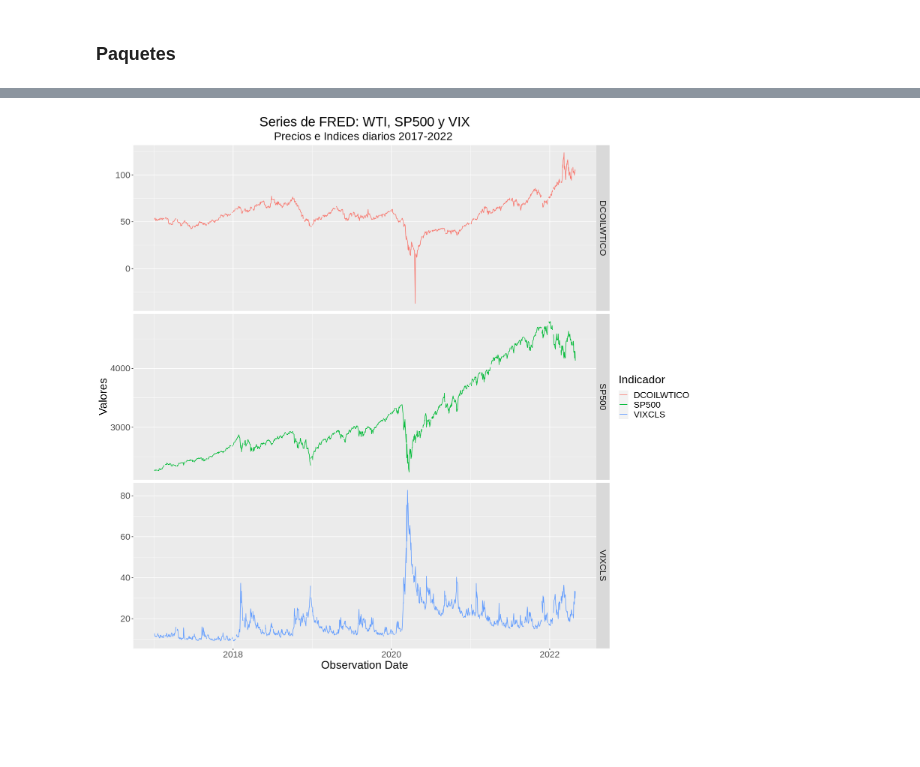
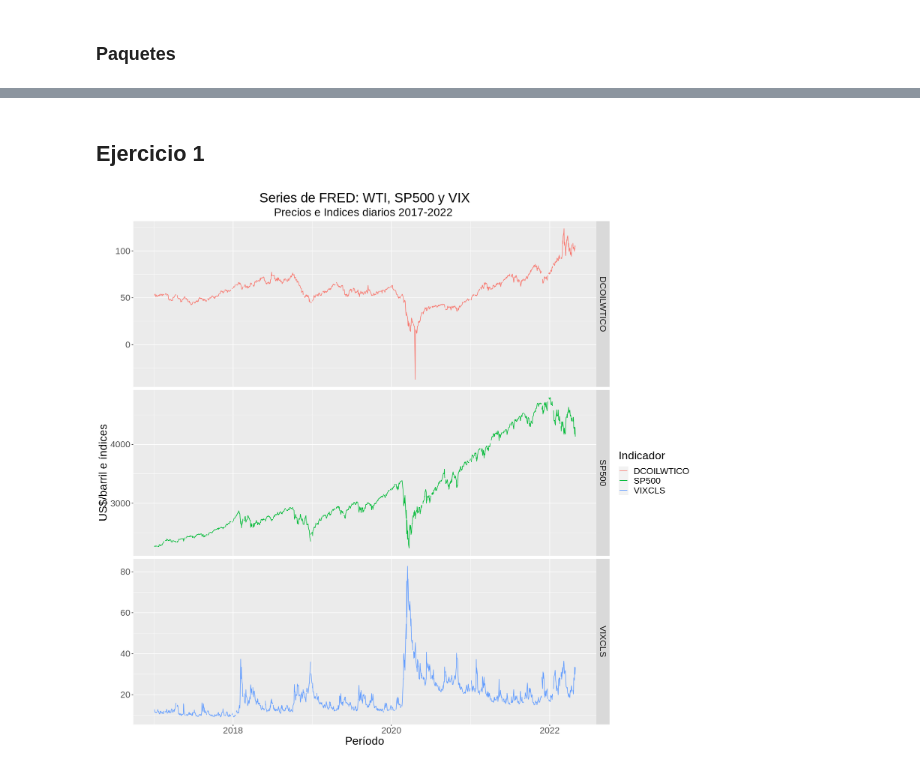
Before and after one commit to samyff12/Sales.Analysis, a Jupyter notebook: EF_tarea_1.ipynb, the cells around one changed output, grey strips where cells are left out. Drawn from its saved outputs; the diff is of its cells as text; code cells hidden in the pictures; blank space fills up the shorter version.

```diff
--- a/EF_tarea_1.ipynb
+++ b/EF_tarea_1.ipynb
@@ -772,6 +751,8 @@ fredr_set_key(FRED_API_KEY)
 #   observation_end = as.Date("2022-05-01"),
 #   frequency = "d"
 # )
+# %% [markdown]
+### <h2> Ejercicio 1
 # %%
 p <- list(
   series_id = c("DCOILWTICO", "SP500", "VIXCLS"),
@@ -795,8 +774,8 @@ options(repr.plot.width = 15, repr.plot.height = 14)
 # %%
 datos %>% ggplot(aes(x = date, y = value, color = series_id)) +
           geom_line() +
-          labs(title="Series de FRED: WTI, SP500 y VIX", subtitle="Precios e Indices diarios 2017-2022 ", x = "Observation Date", y = "Valores", color = "Indicador") +
+          labs(title="Series de FRED: WTI, SP500 y VIX", subtitle="Precios e Indices diarios 2017-2022 ", x = "Período", y = "US$/barril e índices", color = "Indicador") +
           theme(text = element_text(size = 20), plot.title = element_text(hjust = 0.5), plot.subtitle = element_text(hjust = 0.5)) +
           facet_grid(series_id ~ ., scales="free_y")
 # %% [output]
-[figure, old version]
+[figure, new version]
```
Also changed, not shown: parts of 15 cells of this notebook.
